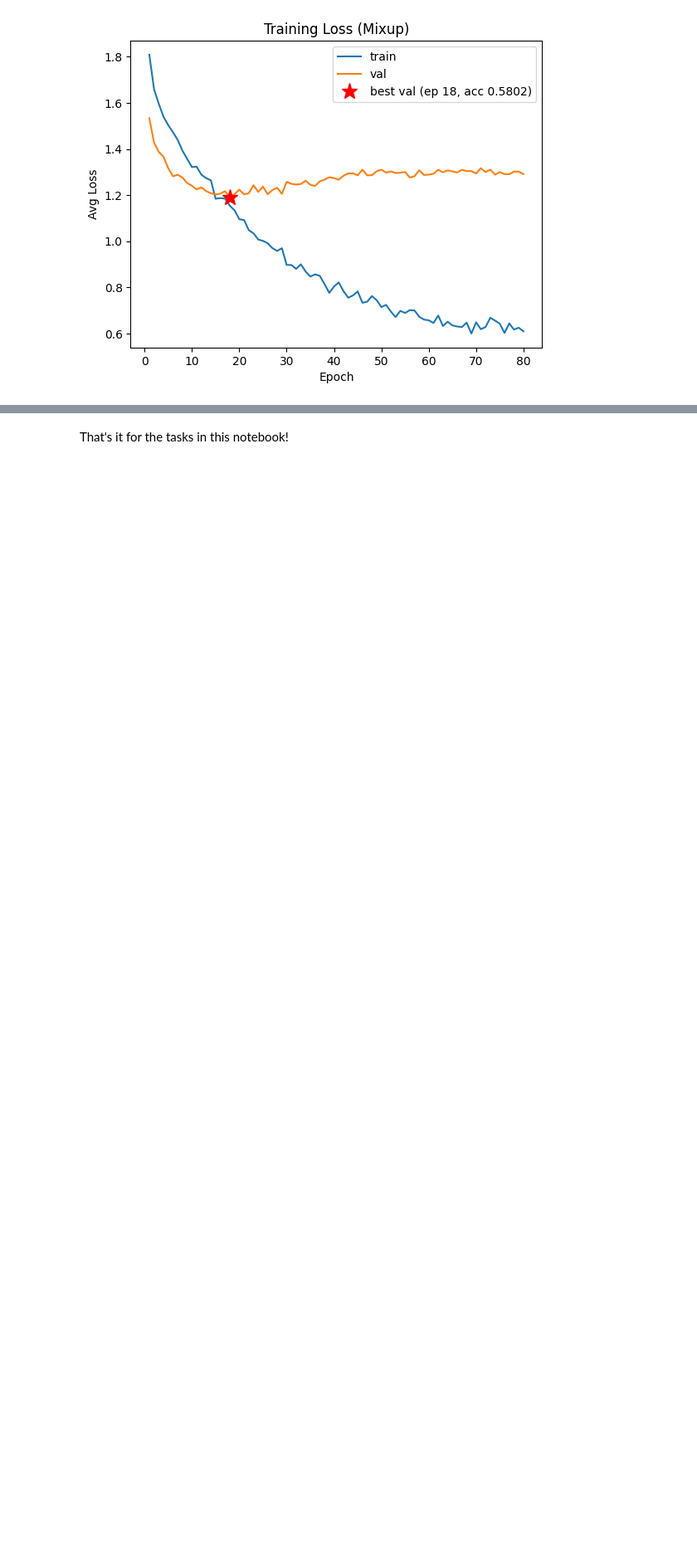
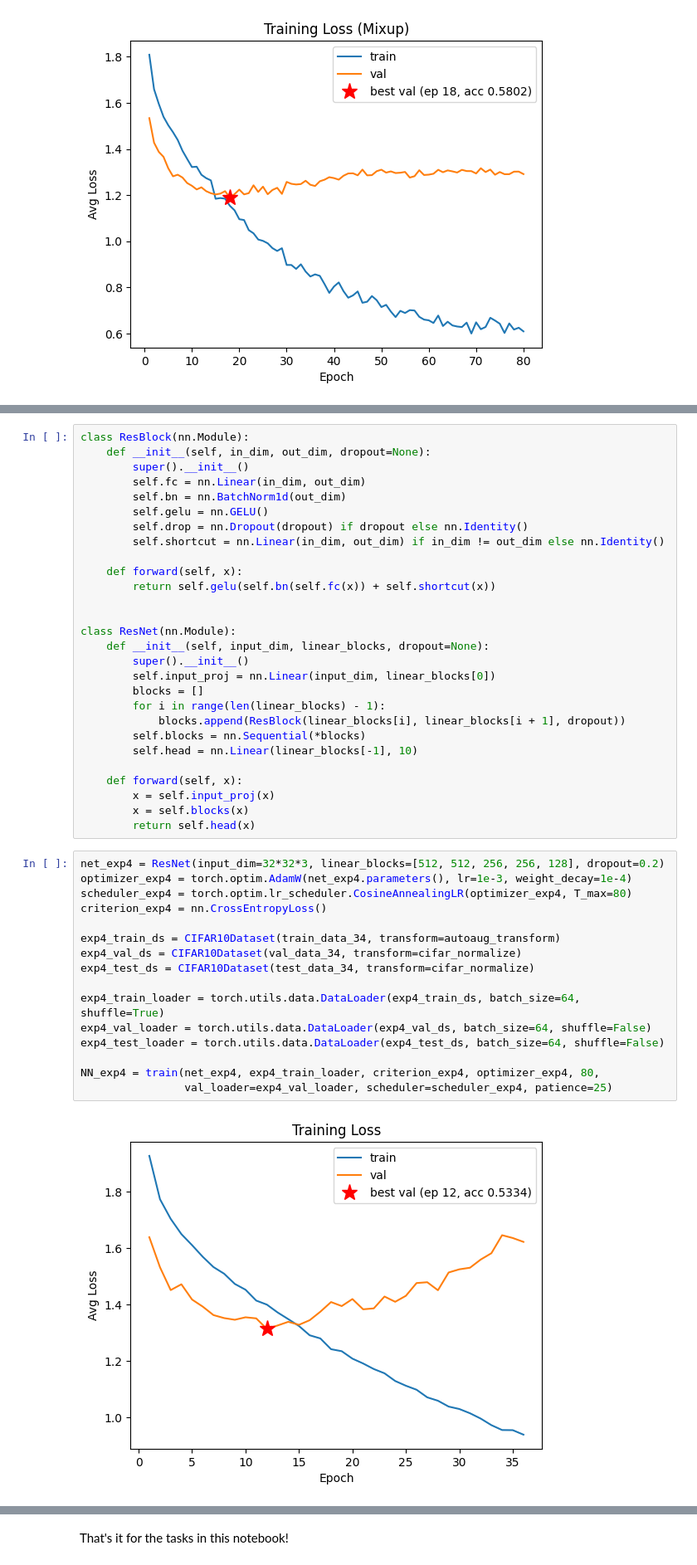
Before and after one commit to armantsaturian/nebius-ai-engineering, a Jupyter notebook: llm-architectures/hw2/homework_CIFAR10.ipynb, the cells around one changed output, grey strips where cells are left out. Shown at 83% size. Saved outputs shown, nothing was run; the diff lists cells and outputs as text; blank space fills up the shorter version.

```diff
--- a/llm-architectures/hw2/homework_CIFAR10.ipynb
+++ b/llm-architectures/hw2/homework_CIFAR10.ipynb
@@ -1900,0 +1933,46 @@ Baseline:                   (np.float64(1.284015468731048), 0.5544)
+# %%
+class ResBlock(nn.Module):
+    def __init__(self, in_dim, out_dim, dropout=None):
+        super().__init__()
+        self.fc = nn.Linear(in_dim, out_dim)
+        self.bn = nn.BatchNorm1d(out_dim)
+        self.gelu = nn.GELU()
+        self.drop = nn.Dropout(dropout) if dropout else nn.Identity()
+        self.shortcut = nn.Linear(in_dim, out_dim) if in_dim != out_dim else nn.Identity()
+
+    def forward(self, x):
+        return self.gelu(self.bn(self.fc(x)) + self.shortcut(x))
+
+
+class ResNet(nn.Module):
+    def __init__(self, input_dim, linear_blocks, dropout=None):
+        super().__init__()
+        self.input_proj = nn.Linear(input_dim, linear_blocks[0])
+        blocks = []
+        for i in range(len(linear_blocks) - 1):
+            blocks.append(ResBlock(linear_blocks[i], linear_blocks[i + 1], dropout))
+        self.blocks = nn.Sequential(*blocks)
+        self.head = nn.Linear(linear_blocks[-1], 10)
+
+    def forward(self, x):
+        x = self.input_proj(x)
+        x = self.blocks(x)
+        return self.head(x)
+# %%
+net_exp4 = ResNet(input_dim=32*32*3, linear_blocks=[512, 512, 256, 256, 128], dropout=0.2)
+optimizer_exp4 = torch.optim.AdamW(net_exp4.parameters(), lr=1e-3, weight_decay=1e-4)
+scheduler_exp4 = torch.optim.lr_scheduler.CosineAnnealingLR(optimizer_exp4, T_max=80)
+criterion_exp4 = nn.CrossEntropyLoss()
+
+exp4_train_ds = CIFAR10Dataset(train_data_34, transform=autoaug_transform)
+exp4_val_ds = CIFAR10Dataset(val_data_34, transform=cifar_normalize)
+exp4_test_ds = CIFAR10Dataset(test_data_34, transform=cifar_normalize)
+
+exp4_train_loader = torch.utils.data.DataLoader(exp4_train_ds, batch_size=64, shuffle=True)
+exp4_val_loader = torch.utils.data.DataLoader(exp4_val_ds, batch_size=64, shuffle=False)
+exp4_test_loader = torch.utils.data.DataLoader(exp4_test_ds, batch_size=64, shuffle=False)
+
+NN_exp4 = train(net_exp4, exp4_train_loader, criterion_exp4, optimizer_exp4, 80,
+                val_loader=exp4_val_loader, scheduler=scheduler_exp4, patience=25)
+# %% [output]
+[figure, added]
```
Also changed, not shown: parts of 12 cells of this notebook.
